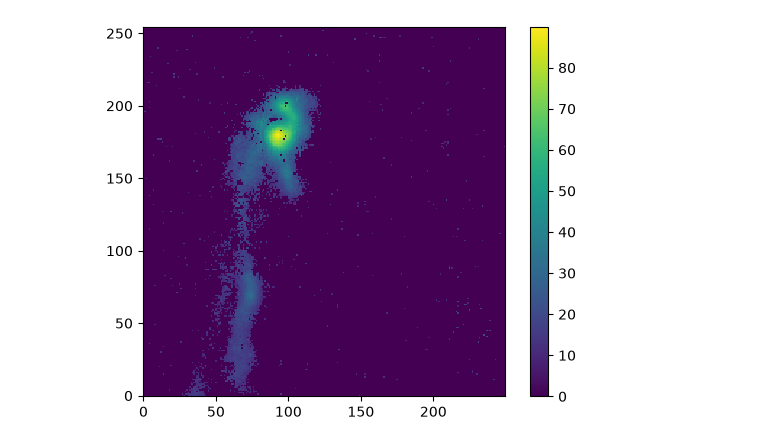
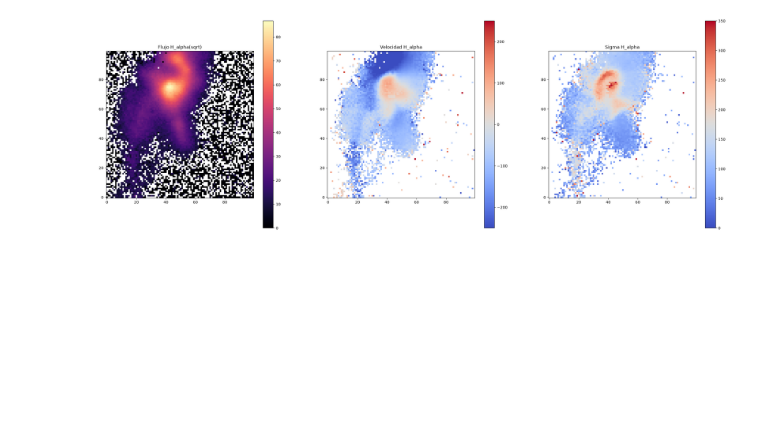
Before and after one commit to Thomas-thief/MUSE-PKS0745-ppxf, a Jupyter notebook: Abell1795_corr.ipynb, the cells around one changed output. Cells and saved outputs as stored; diff of their text form; code cells hidden in the pictures; blank space fills up the shorter version.

Commit message:
Reduccion en el tamaño del analisis, arreglos en los mapas de errores, correccion del doblete en grafico log-log, arreglo en los parametos de degree y mdegree del ajuste con 2 gaussianas.

```diff
--- a/Abell1795_corr.ipynb
+++ b/Abell1795_corr.ipynb
@@ -287,5 +115,5 @@ KeyboardInterrupt:
 # %%
-# fit_gas = joblib.load('fit_gas_obj.joblib') #2'26"
+fit_gas = joblib.load('fit_gas_obj_test.joblib') #2'26"
 # %%
 t0 = time.time()
 # Run all spaxels two gaussians
@@ -338,11 +165,0 @@ Añadida: [NII]6583_D_MAP_SIGMA_CLIPPED
-# %%
-with fits.open("/home/humonthief/Universidad/Magister/MUSE PKS0745/maps_ABELL/MUSE_PKS0745_properties.fits") as hdu:
-    NII = hdu["[NII]6583_D_MAP_FLUX_CLIPPED"].data
-    OIII = hdu["[OIII]5007_D_MAP_FLUX_CLIPPED"].data
-    H_alpha = hdu["HALPHA_MAP_FLUX_CLIPPED"].data
-    H_beta = hdu["HBETA_MAP_FLUX_CLIPPED"].data
-
-x = NII/H_alpha
-y = OIII/H_beta
-plt.scatter(np.log10(x),np.log10(y))
-plt.show()
@@ -351,33 +243,80 @@ plt.show()
 # %%
 with fits.open("/home/humonthief/Universidad/Magister/MUSE PKS0745/maps_ABELL/MUSE_PKS0745_properties.fits") as hdu:
     NII_f = hdu["[NII]6583_D_MAP_FLUX_CLIPPED"].data
     OIII_f = hdu["[OIII]5007_D_MAP_FLUX_CLIPPED"].data
     H_alpha_f = hdu["HALPHA_MAP_FLUX_CLIPPED"].data
-    H_alpha_f_e = hdu["HALPHA_FLUX_ERR_WEIGHTED"]
+    H_alpha_f_e = hdu["HALPHA_FLUX_ERR_WEIGHTED"].data
     H_alpha_v = hdu["HALPHA_MAP_VEL_CLIPPED"].data
     H_alpha_s = hdu["HALPHA_MAP_SIGMA_CLIPPED"].data
     H_beta_f = hdu["HBETA_MAP_FLUX_CLIPPED"].data
 
-plt.imshow(np.sqrt(H_alpha_f),origin='lower',interpolation='nearest')
-plt.colorbar()
-plt.show()
+fig, ax = plt.subplots(1,3,figsize=(30,10))
+im0 = ax[0].imshow(np.sqrt(H_alpha_f),origin='lower',interpolation='nearest', cmap="magma")
+ax[0].set_title("Flujo H_alpha(sqrt)")
+fig.colorbar(im0, ax=ax[0])
 
-mask = H_alpha_f/np.mean(H_alpha_f)
+mask = H_alpha_f/H_alpha_f
 
-plt.imshow(H_alpha_v*mask,vmin=-550,vmax=550,cmap='coolwarm',origin='lower',interpolation='nearest')
-plt.colorbar()
-plt.show()
+im1 = ax[1].imshow(H_alpha_v*mask,vmin=-250,vmax=250,cmap='coolwarm',origin='lower',interpolation='nearest')
+ax[1].set_title("Velocidad H_alpha")
+fig.colorbar(im1, ax=ax[1])
 
-plt.imshow(H_alpha_s*mask,vmin=30,vmax=850,cmap='coolwarm',origin='lower',interpolation='nearest')
-plt.colorbar()
-plt.show()
+im2 = ax[2].imshow(H_alpha_s*mask,vmin=0,vmax=350,cmap='coolwarm',origin='lower',interpolation='nearest')
+ax[2].set_title("Sigma H_alpha")
+fig.colorbar(im2, ax=ax[2])
+fig.show()
 
-plt.imshow(np.reshape(fit_gas.chi_all, (255,250)),cmap='coolwarm',origin='lower',interpolation='nearest')
-plt.colorbar()
-plt.show()
+fig, ax = plt.subplots(1,2,figsize=(20,10))
+im0 = ax[0].imshow(np.reshape(np.sqrt(fit_gas.chi_all), (100,100)),cmap="magma",origin='lower',interpolation='nearest')
+ax[0].set_title("chi")
+fig.colorbar(im0, ax=ax[0])
 
-plt.imshow(H_alpha_f_e,origin='lower',interpolation='nearest')
-plt.colorbar()
-plt.show()
+im1 = ax[1].imshow(np.sqrt(H_alpha_f_e), cmap="magma",origin='lower',interpolation='nearest')
+ax[1].set_title("Error del flujo H_alpha")
+fig.colorbar(im1, ax=ax[1])
+fig.show()
+
+# BPT DIAGRAM
+
+x = NII_f/H_alpha_f /1.33
+y = OIII_f/H_beta_f /1.33
+#plt.scatter(np.log10(x),np.log10(y))
+#plt.show()
+
+fig, ax = plt.subplots(figsize=(9,9))
+
+t = np.arange(-2.0,0.3,0.01)
+l = np.arange(-2.0,0.0,0.01)
+s = np.arange(-0.18, 1.5, 0.01)
+
+from palettable.colorbrewer.qualitative import Set1_4 as brewermap
+from matplotlib.colors import ListedColormap
+
+select_SF = (np.log10(x)<(0.61/(np.log10(y)-0.05)+1.3)) & (np.log10(y)<0.2)
+select_inter = (np.log10(x)<(0.61/(np.log10(y)-0.47)+1.19)) & (np.log10(y)<0.2) & (select_SF==False)
+# select_liner = (np.log10(x)<(np.log10(y)+0.43)/np.cos(59*np.pi/180.0)-0.49) &        (select_SF==False) & (select_inter==False)
+# select_AGN = (np.log10(x)>(np.log10(y)+0.43)/np.cos(59*np.pi/180.0)-0.49) & (select_SF==False) & (select_inter==False)
+select_liner = (np.log10(x)<(1.05 * np.log10(y)+0.45)) & (select_SF==False) & (select_inter==False)
+select_AGN = (np.log10(x)>(1.05 * np.log10(y)+0.45)) & (select_SF==False) & (select_inter==False)
+excitation = np.zeros_like(x)
+excitation[select_SF] = 1
+excitation[select_inter] = 2
+excitation[select_liner] = 3
+excitation[select_AGN] = 4
+excitation[excitation==0.0] = np.nan
+
+cmap = ListedColormap(brewermap.mpl_colors)
+
+ax.scatter(np.log10(y),np.log10(x), cmap=cmap, c=excitation, alpha=0.8) #
+
+ax.plot(t,(0.61/(t-0.47)+1.19),'--',color='gray',linewidth=3,label='Kewley et al. (2001)',zorder=1)
+ax.plot(l,(0.61/(l-0.05)+1.3),'-',color='gray',linewidth=3,label='Kauffmann et al. (2003)',zorder=1)
+# ax.plot(s, s+0.43/np.cos(59*np.pi/180.0)-0.49)
+ax.plot(s, (1.05*s + 0.45),'-.',color='gray',linewidth=3,label='Schawinski et al. (2007)',zorder=1)
+ax.set_xlim([-1.6, 0.5])
+ax.set_ylim([ -1.0, 1.6])
+ax.set_ylabel(r'$\log(\mathrm{[O III]}\,\lambda 5007 / \mathrm{H}\beta)$',fontsize=22)
+ax.set_xlabel(r'$\log(\mathrm{[N II]}\,\lambda 6585 / \mathrm{H}\alpha)$',fontsize=22)
+fig.show()
 # %% [output]
-[figure, old version]
+[figure, new version]
```
Also changed, not shown: parts of 16 cells of this notebook, 3 other files.
